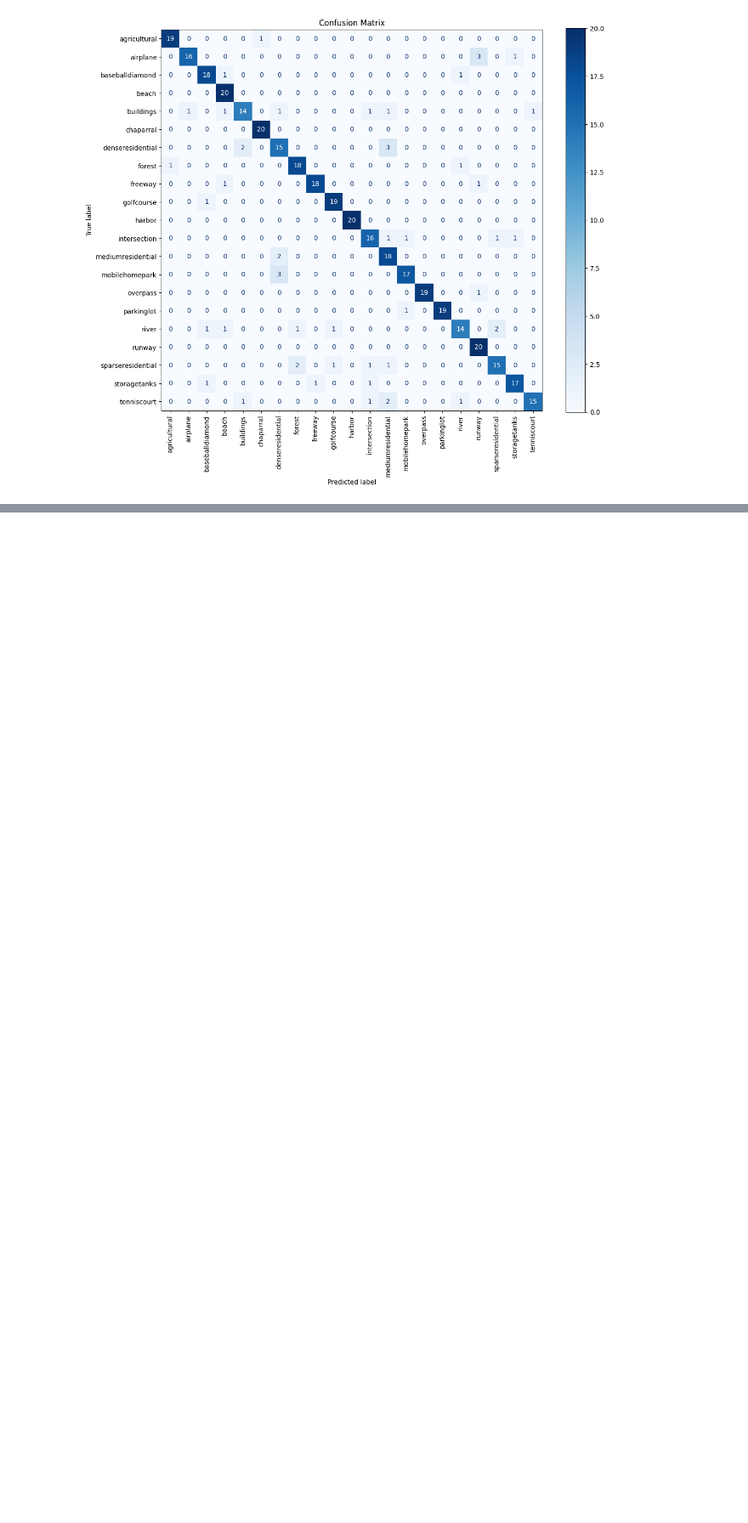
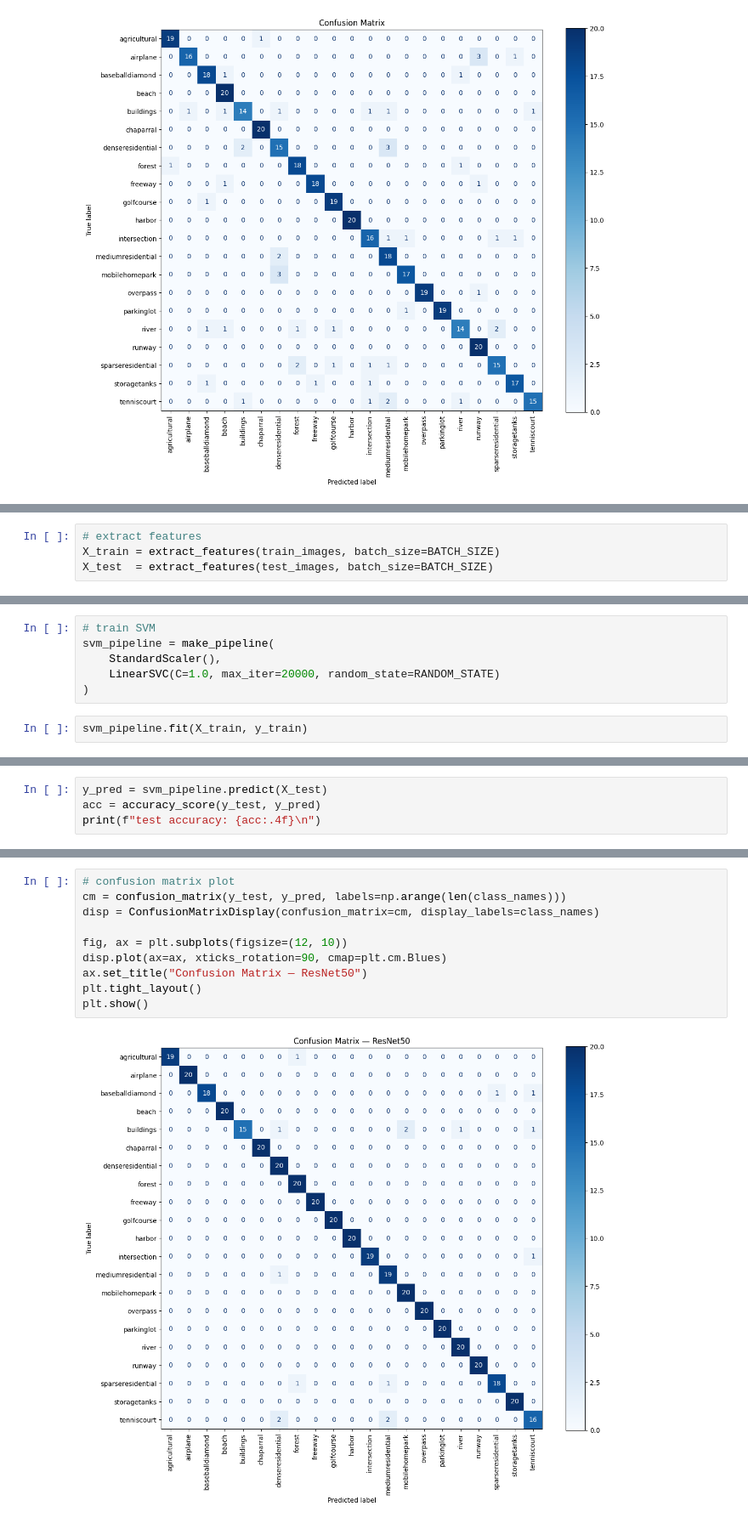
Before and after one commit to amaliahm/CV_labs, a Jupyter notebook: lab_5/notebook.ipynb, the cells around one changed output, grey strips where cells are left out. Shown: that part at 85% size. Saved outputs shown, nothing was run; the diff lists cells and outputs as text; blank space fills up the shorter version.

```diff
--- a/lab_5/notebook.ipynb
+++ b/lab_5/notebook.ipynb
@@ -329,0 +368,4 @@ plt.show()
+# %%
+# extract features
+X_train = extract_features(train_images, batch_size=BATCH_SIZE)
+X_test  = extract_features(test_images, batch_size=BATCH_SIZE)
@@ -329,0 +376,8 @@ plt.show()
+# %%
+# train SVM
+svm_pipeline = make_pipeline(
+    StandardScaler(),
+    LinearSVC(C=1.0, max_iter=20000, random_state=RANDOM_STATE)
+)
+# %%
+svm_pipeline.fit(X_train, y_train)
@@ -329,0 +387,4 @@ plt.show()
+# %%
+y_pred = svm_pipeline.predict(X_test)
+acc = accuracy_score(y_test, y_pred)
+print(f"test accuracy: {acc:.4f}\n")
@@ -329,0 +414,12 @@ plt.show()
+# %%
+# confusion matrix plot
+cm = confusion_matrix(y_test, y_pred, labels=np.arange(len(class_names)))
+disp = ConfusionMatrixDisplay(confusion_matrix=cm, display_labels=class_names)
+
+fig, ax = plt.subplots(figsize=(12, 10))
+disp.plot(ax=ax, xticks_rotation=90, cmap=plt.cm.Blues)
+ax.set_title("Confusion Matrix — ResNet50")
+plt.tight_layout()
+plt.show()
+# %% [output]
+[figure, added]
```
Also changed, not shown: parts of 10 cells of this notebook, 1 other file.
